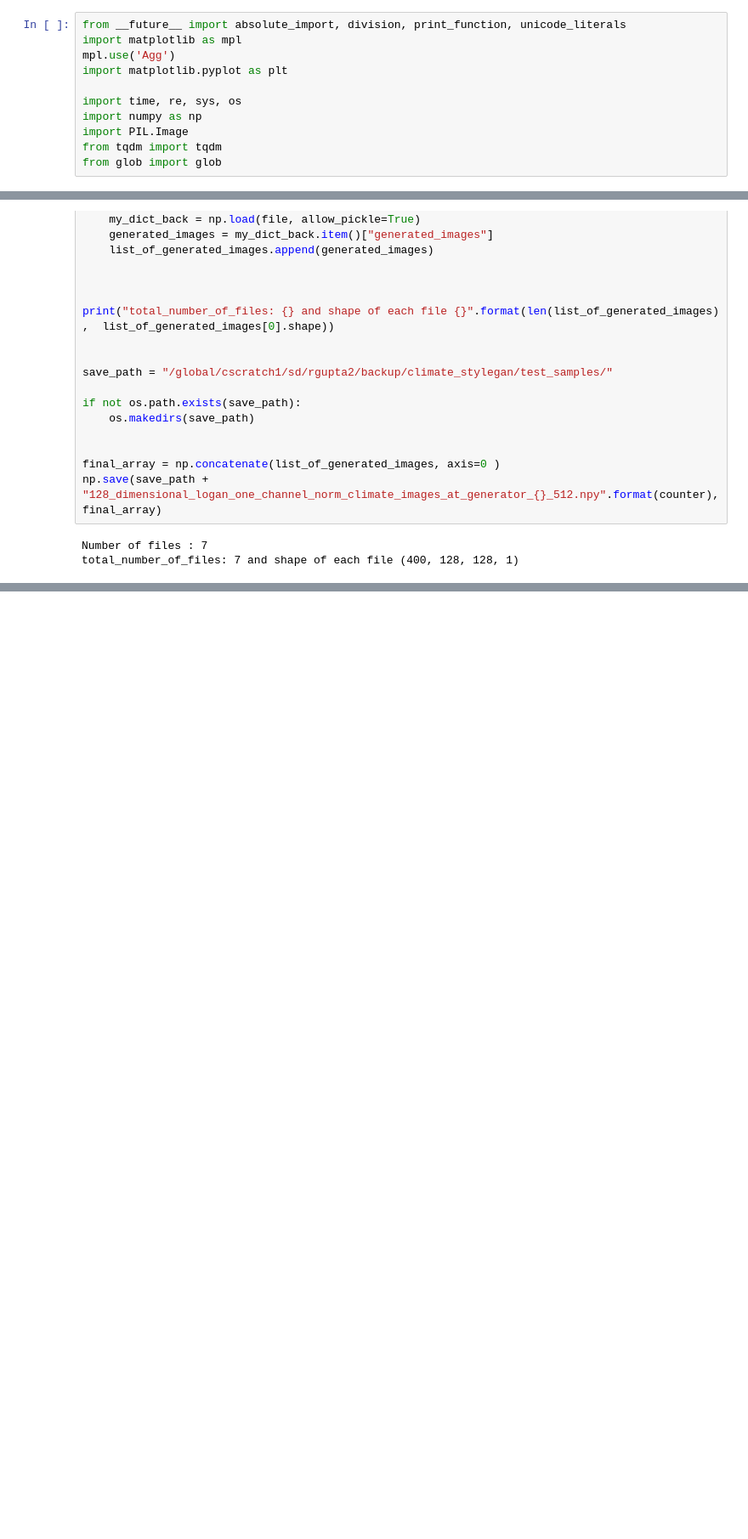
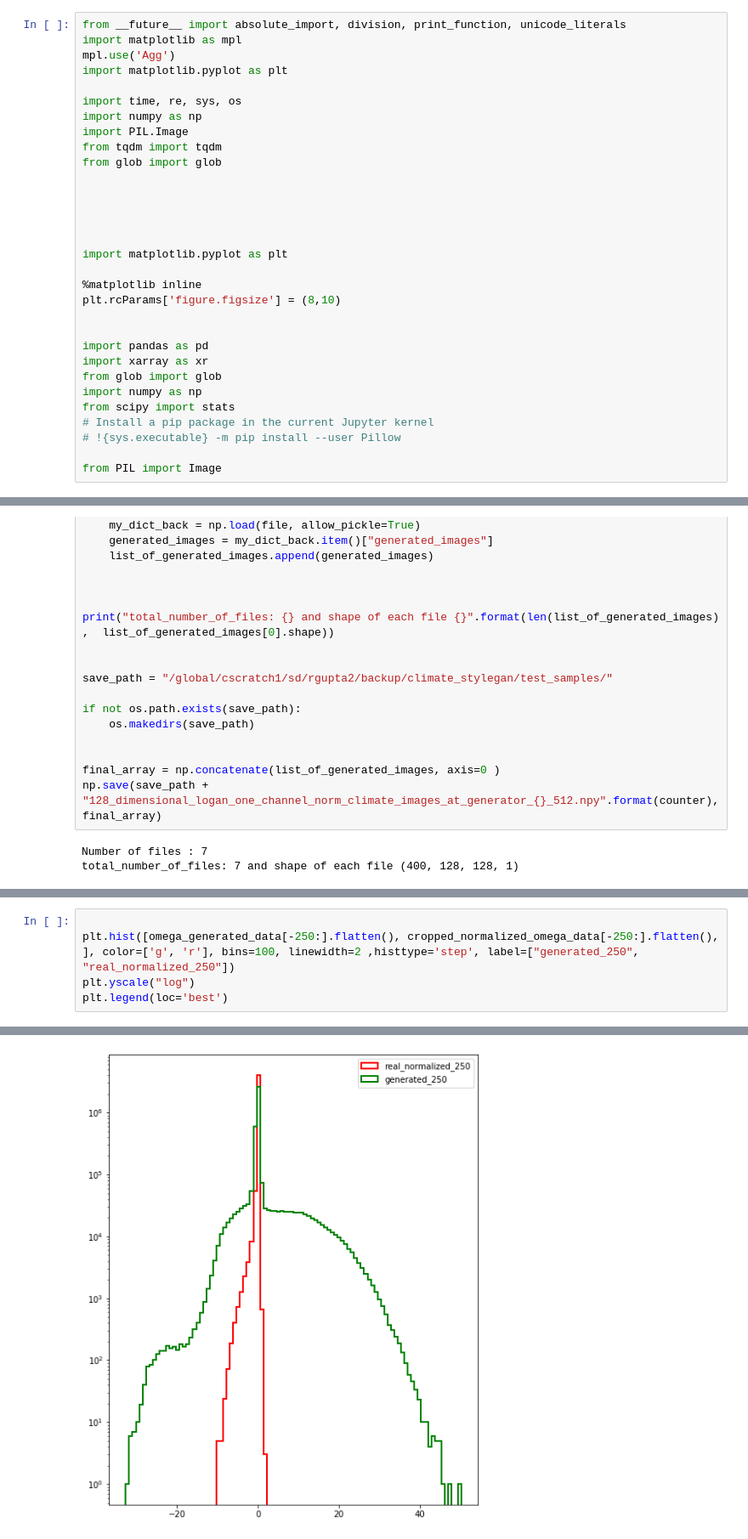
Before and after one commit to rishabh135/climate_stylegan, a Jupyter notebook: jupyter_notebooks/collating_multiple_generated_np_files.ipynb, the cells around one changed output, grey strips where cells are left out. Shown at 85% size. Saved outputs shown, nothing was run; the diff lists cells and outputs as text; blank space fills up the shorter version.

```diff
--- a/jupyter_notebooks/collating_multiple_generated_np_files.ipynb
+++ b/jupyter_notebooks/collating_multiple_generated_np_files.ipynb
@@ -9,6 +9,26 @@ import numpy as np
 import PIL.Image
 from tqdm import tqdm
 from glob import glob
+
+
+
+
+
+import matplotlib.pyplot as plt
+
+%matplotlib inline
+plt.rcParams['figure.figsize'] = (8,10)
+
+
+import pandas as pd
+import xarray as xr
+from glob import glob
+import numpy as np
+from scipy import stats
+# Install a pip package in the current Jupyter kernel
+# !{sys.executable} -m pip install --user Pillow
+
+from PIL import Image
 # %%
 
 counter = 255468
@@ -235,0 +664,6 @@ total_number_of_files: 7 and shape of each file (400, 128, 128, 1)
+# %%
+
+plt.hist([omega_generated_data[-250:].flatten(), cropped_normalized_omega_data[-250:].flatten(),  ], color=['g', 'r'], bins=100, linewidth=2 ,histtype='step', label=["generated_250", "real_normalized_250"])
+plt.yscale("log")
+plt.legend(loc='best')
+# %% [output]
@@ -235,0 +671 @@ total_number_of_files: 7 and shape of each file (400, 128, 128, 1)
+[figure, added]
```
Also changed, not shown: parts of 25 cells of this notebook, 22 other files.
